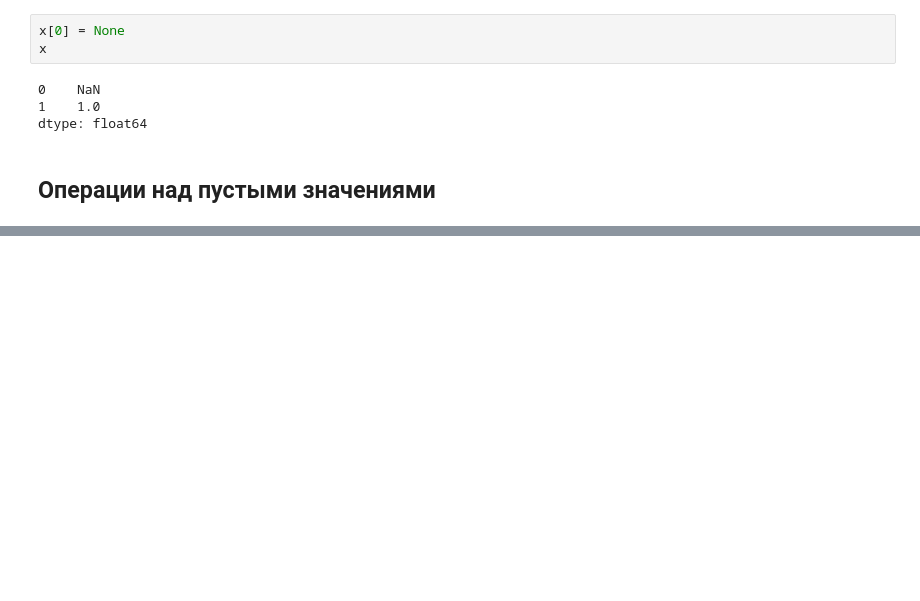
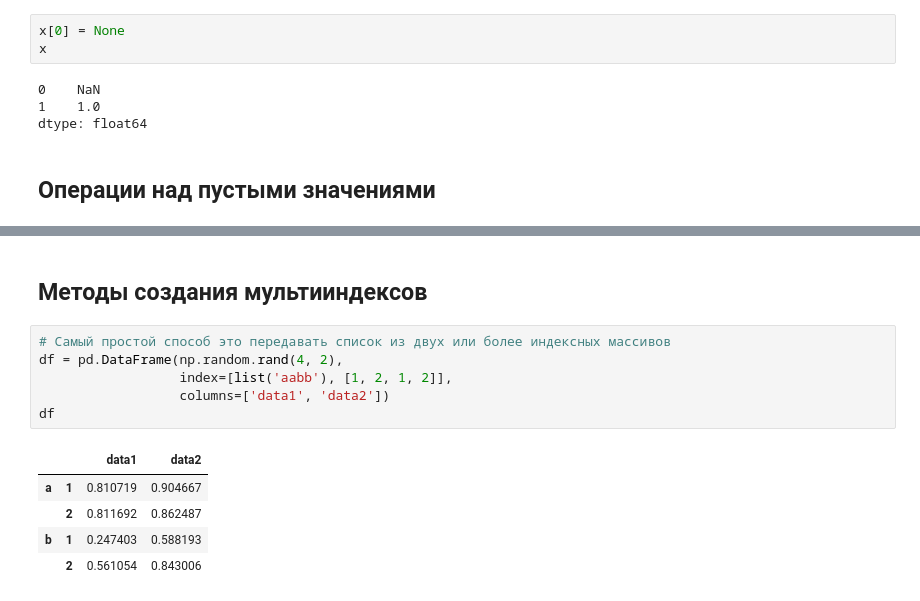
Before and after one commit to ensofter/python_for_difficult_tasks, a Jupyter notebook: Part 3 - Data Manipulation with Pandas.ipynb, the cells around one changed output, grey strips where cells are left out. Saved outputs shown, nothing was run; the diff lists cells and outputs as text; blank space fills up the shorter version.

```diff
--- a/Part 3 - Data Manipulation with Pandas.ipynb
+++ b/Part 3 - Data Manipulation with Pandas.ipynb
@@ -820,0 +1100,14 @@ dtype: float64
+# %% [markdown]
+## Методы создания мультииндексов
+# %%
+# Самый простой способ это передавать список из двух или более индексных массивов
+df = pd.DataFrame(np.random.rand(4, 2),
+                  index=[list('aabb'), [1, 2, 1, 2]],
+                  columns=['data1', 'data2'])
+df
+# %% [output]
+|  |  | data1 | data2 |
+| a | 1 | 0.810719 | 0.904667 |
+|  | 2 | 0.811692 | 0.862487 |
+| b | 1 | 0.247403 | 0.588193 |
+|  | 2 | 0.561054 | 0.843006 |
```
Also changed, not shown: parts of 40 cells of this notebook.
